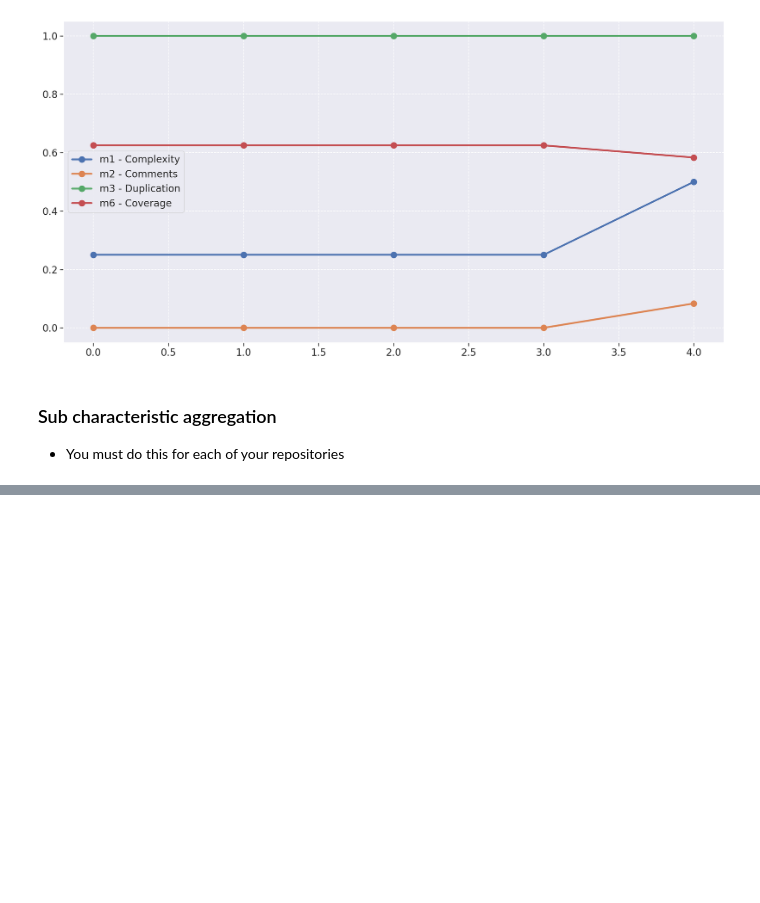
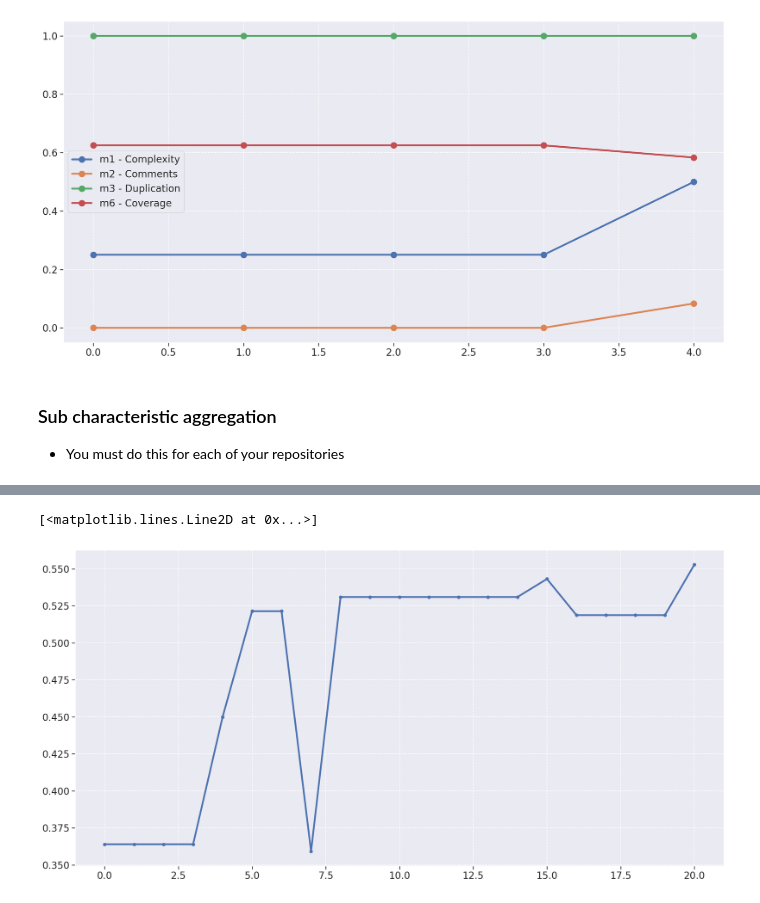
Before and after one commit to fga-eps-mds/2021-2-MeasureSoftGram-Doc, a Jupyter notebook: data/analytics.ipynb, the cells around one changed output, grey strips where cells are left out. Drawn from its saved outputs; the diff is of its cells as text; code cells hidden in the pictures; blank space fills up the shorter version.

```diff
--- a/data/analytics.ipynb
+++ b/data/analytics.ipynb
@@ -430,11 +463,14 @@ plt.ylim(.45,.7)
 # %%
 fig = plt.figure(figsize=(20, 10))
 
 
 plt.plot(metrics_df['total'], linewidth=3, marker='o', markersize=5)
 
 
-plt.ylim(.45,.7)
+#plt.ylim(.45,.7)
+# %% [output]
+[<matplotlib.lines.Line2D at 0x...>]
+[figure, added]
 # %%
 # DATE FORMAT: MM-DD-YYYY-HH:MM:SS
 currentDateTime = datetime.datetime.now().strftime("%m-%d-%Y-%H:%M:%S")
```
Also changed, not shown: parts of 6 cells of this notebook.
